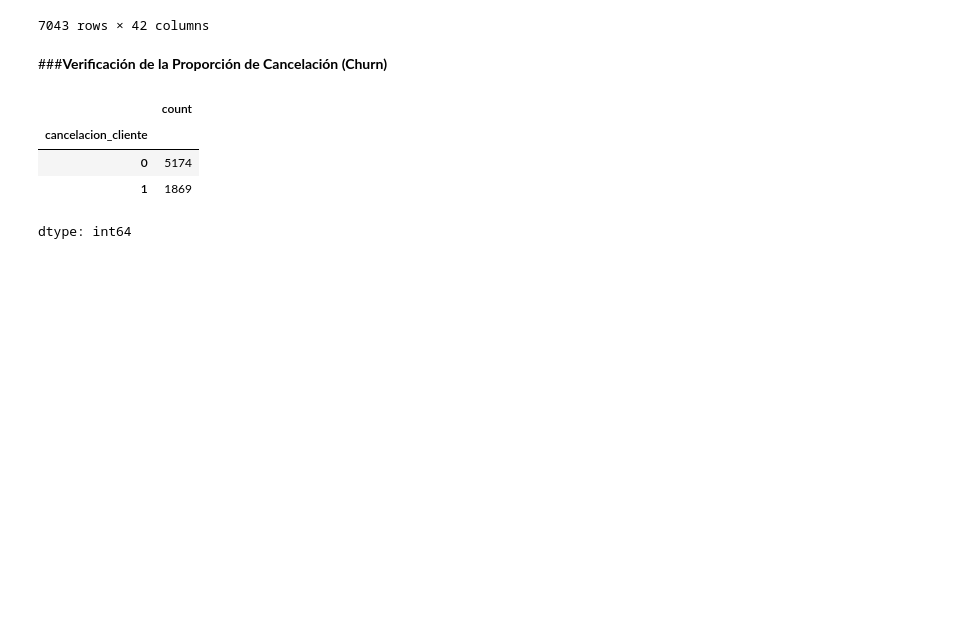
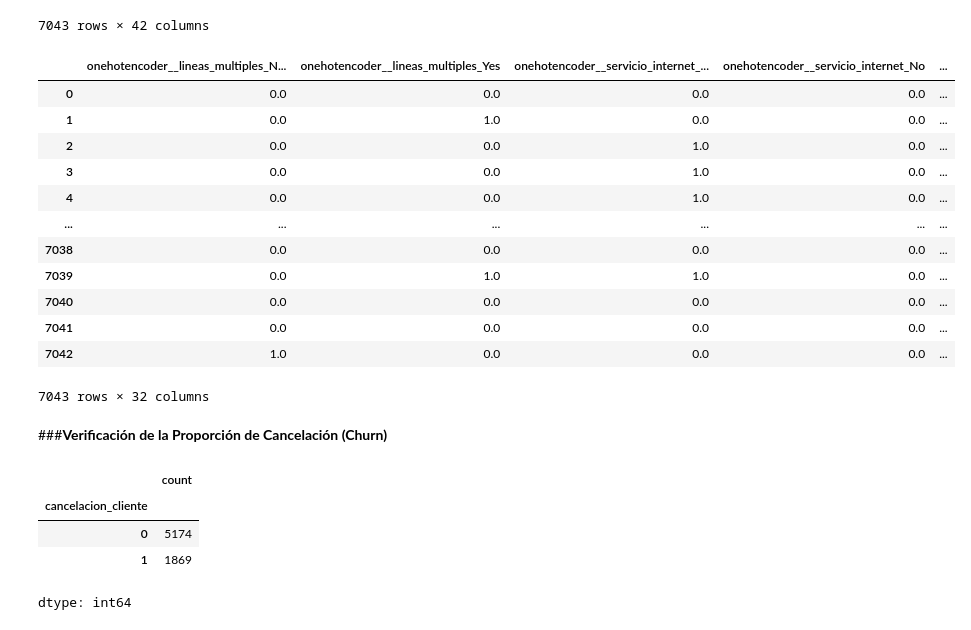
Before and after one commit to SebaDiezV/Challenge_TelecomX_Parte2_AluraLatam, a Jupyter notebook: TelecomX_Parte_2.ipynb, the cells around one changed output. Drawn from its saved outputs; the diff is of its cells as text; code cells hidden in the pictures; blank space fills up the shorter version.

```diff
--- a/TelecomX_Parte_2.ipynb
+++ b/TelecomX_Parte_2.ipynb
@@ -131,6 +131,14 @@ one_hot = make_column_transformer((OneHotEncoder(drop= 'if_binary'),
                                   remainder = 'passthrough',
                                   sparse_threshold= 0,
                                   force_int_remainder_cols=False)
+# %%
+one_hot_first = make_column_transformer((OneHotEncoder(drop= 'first'),
+                                   ['lineas_multiples', 'servicio_internet','seguridad_online'
+                                   , 'respaldo_online', 'proteccion_dispositivos', 'soporte_tecnico',
+                                    'tv_streaming', 'peliculas_streaming', 'tipo_contrato', 'metodo_pago']),
+                                  remainder = 'passthrough',
+                                  sparse_threshold= 0,
+                                  force_int_remainder_cols=False)
 # %%
 datos_ohe = one_hot.fit_transform(datos)
 datos_ohe = pd.DataFrame(datos_ohe, columns = one_hot.get_feature_names_out())
@@ -149,6 +157,24 @@ datos_ohe
 | 7041 | 1.0 | 0.0 | 0.0 | 1.0 | ... |
 | 7042 | 0.0 | 1.0 | 0.0 | 1.0 | ... |
 7043 rows × 42 columns
+# %%
+datos_ohe_first = one_hot_first.fit_transform(datos)
+datos_ohe_first = pd.DataFrame(datos_ohe_first, columns = one_hot_first.get_feature_names_out())
+datos_ohe_first
+# %% [output]
+|  | onehotencoder__lineas_multiples_N... | onehotencoder__lineas_multiples_Yes | onehotencoder__servicio_internet_... | onehotencoder__servicio_internet_No | ... |
+| 0 | 0.0 | 0.0 | 0.0 | 0.0 | ... |
+| 1 | 0.0 | 1.0 | 0.0 | 0.0 | ... |
+| 2 | 0.0 | 0.0 | 1.0 | 0.0 | ... |
+| 3 | 0.0 | 0.0 | 1.0 | 0.0 | ... |
+| 4 | 0.0 | 0.0 | 1.0 | 0.0 | ... |
+| ... | ... | ... | ... | ... | ... |
+| 7038 | 0.0 | 0.0 | 0.0 | 0.0 | ... |
+| 7039 | 0.0 | 1.0 | 1.0 | 0.0 | ... |
+| 7040 | 0.0 | 0.0 | 0.0 | 0.0 | ... |
+| 7041 | 0.0 | 0.0 | 0.0 | 0.0 | ... |
+| 7042 | 1.0 | 0.0 | 0.0 | 0.0 | ... |
+7043 rows × 32 columns
 # %% [markdown]
 ###**Verificación de la Proporción de Cancelación (Churn)**
 # %%
```
Also changed, not shown: parts of 23 cells of this notebook.
